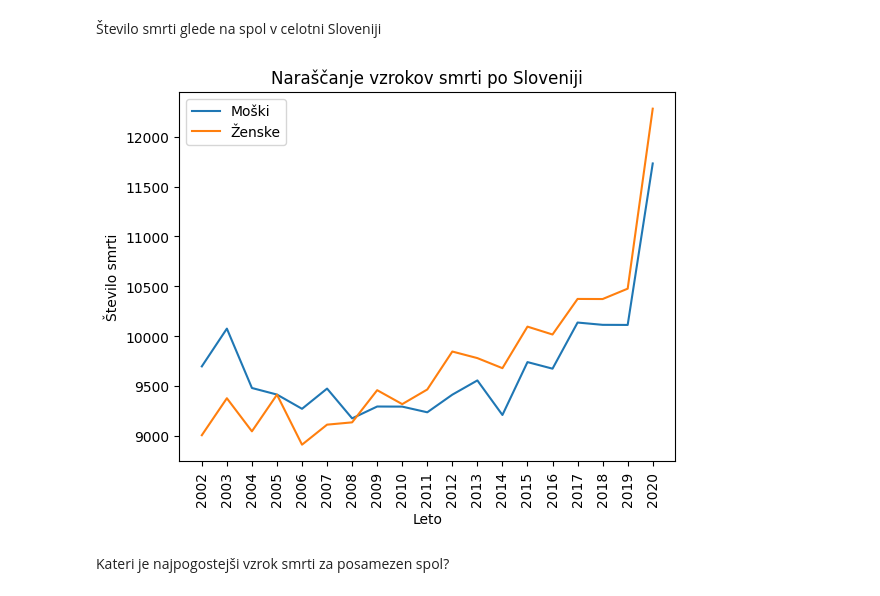
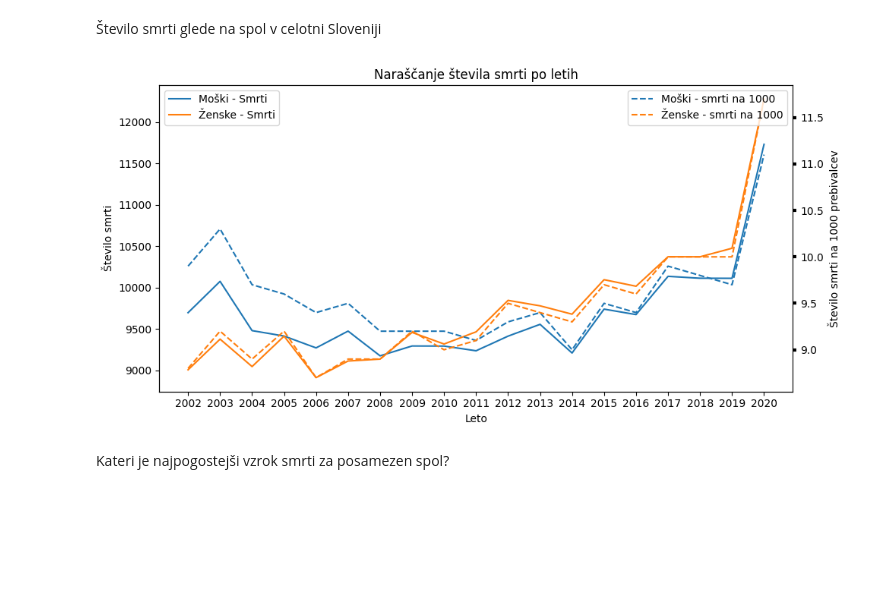
Before and after one commit to smoki599/PR22JKEVBMKLGSHJ, a Jupyter notebook: code.ipynb, the cells around one changed output. Saved outputs shown, nothing was run; the diff lists cells and outputs as text; code cells hidden in the pictures; blank space fills up the shorter version.

Commit message:
dodana primerjava s prebivalstvom

```diff
--- a/code.ipynb
+++ b/code.ipynb
@@ -9,40 +9,69 @@ import matplotlib.pyplot as plt
 data = pd.read_csv('../projekt/podatki-vsi.csv', delimiter=';', skiprows=[0, 1], encoding='windows-1252')
 # filtriramo podatke samo za moški in ženski spol ter samo za Slovenijo
 moski = data[(data['SPOL'] == 'Moški') & (data['STATISTIÈNA REGIJA'] == 'SLOVENIJA')]
 zenske = data[(data['SPOL'] == 'Ženske') & (data['STATISTIÈNA REGIJA'] == 'SLOVENIJA')]
 
 # združimo podatke za vsak vzrok posebej in jih nato združimo po stolpcih posameznega leta
 moski_po_letih = {}
 zenske_po_letih = {}
 
 for column in moski.columns:
     if "SKUPAJ" in column and "na 1000" not in column:
         leto_smrti = column.split()[0]
         if int(leto_smrti) in range(2002, 2021):
             moski_po_letih[leto_smrti] = moski[column]
 
 for column in zenske.columns:
     if "SKUPAJ" in column and "na 1000" not in column:
         leto_smrti = column.split()[0]
         if int(leto_smrti) in range(2002, 2021):
             zenske_po_letih[leto_smrti] = zenske[column]
 
+# združimo podatke za vsak vzrok posebej in jih nato združimo po stolpcih posameznega leta
+m_prebivalstvo_po_letih = {}
+z_prebivalstvo_po_letih = {}
+
+for column in moski.columns:
+    if "SKUPAJ" in column and "na 1000" in column:
+        leto_smrti = column.split()[0]
+        if int(leto_smrti) in range(2002, 2021):
+            m_prebivalstvo_po_letih[leto_smrti] = moski[column]
+
+for column in zenske.columns:
+    if "SKUPAJ" in column and "na 1000" in column:
+        leto_smrti = column.split()[0]
+        if int(leto_smrti) in range(2002, 2021):
+            z_prebivalstvo_po_letih[leto_smrti] = zenske[column]
+
 # prikažemo porazdelitev števila smrti za vsak spol
 X = list(moski_po_letih.keys())
 Y1 = list(moski_po_letih.values())
 Y2 = list(zenske_po_letih.values())
+Y1_prebivalci = list(m_prebivalstvo_po_letih.values())
+Y2_prebivalci = list(z_prebivalstvo_po_letih.values())
 
-plt.plot(X, Y1, label='Moški')
-plt.plot(X, Y2, label='Ženske')
+fig, ax1 = plt.subplots(figsize=(10, 5))
 
-plt.xlabel('Leto')
-plt.ylabel('Število smrti')
-plt.title('Naraščanje vzrokov smrti po Sloveniji')
+ax1.set_xlabel('Leto')
+ax1.set_ylabel('Število smrti')
+ax1.set_title('Naraščanje števila smrti po letih')
+ax1.plot(X, Y1, label='Moški - Smrti')
+ax1.plot(X, Y2, label='Ženske - Smrti')
+ax1.tick_params(axis='y')
+ax1.legend(loc='upper left')
+
+ax2 = ax1.twinx()
+ax2.set_ylabel('Število smrti na 1000 prebivalcev')
+ax2.plot(X, Y1_prebivalci, '--', label='Moški - smrti na 1000')
+ax2.plot(X, Y2_prebivalci, '--', label='Ženske - smrti na 1000')
+ax2.tick_params(axis='y')
+
+fig.tight_layout()
 plt.xticks(rotation=90)
-plt.legend()
+plt.legend(loc='upper right')
 plt.show()
 # %% [output]
-[figure, old version]
+[figure, new version]
 # %% [markdown]
 Kateri je najpogostejši vzrok smrti za posamezen spol?
 # %%
```
Also changed, not shown: 1 other file.
